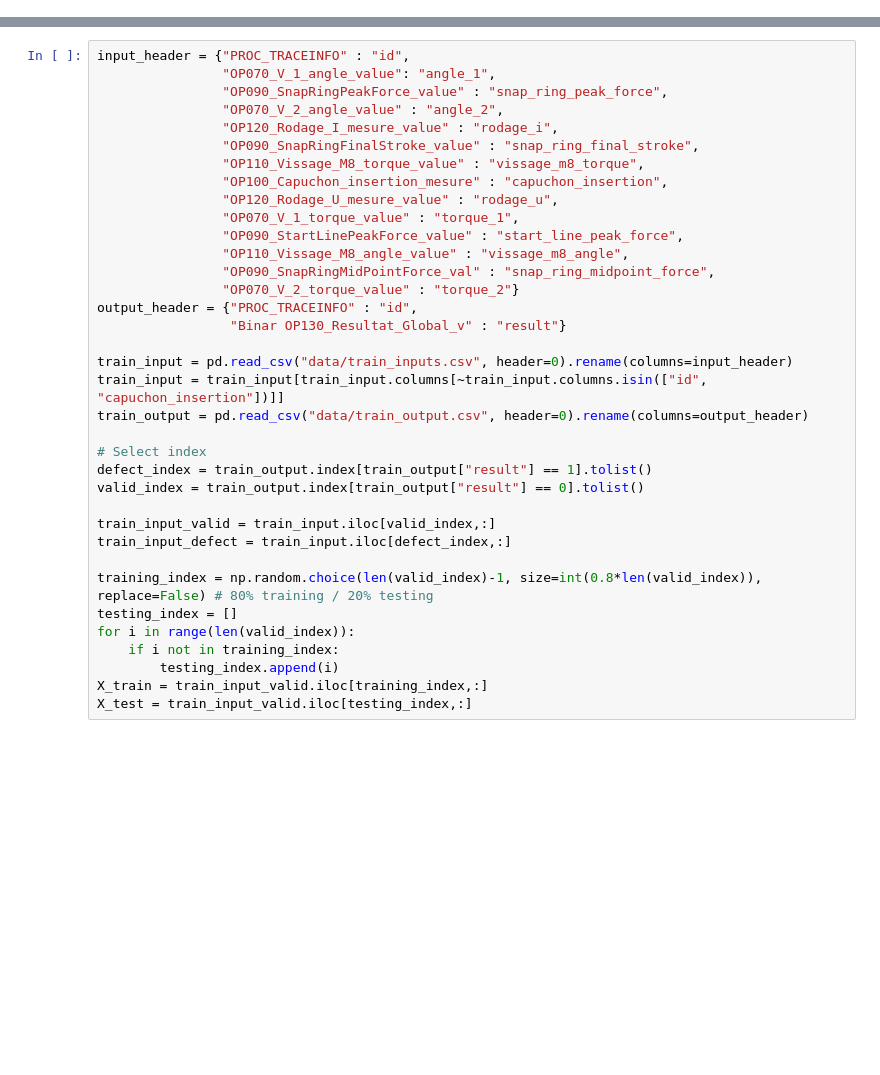
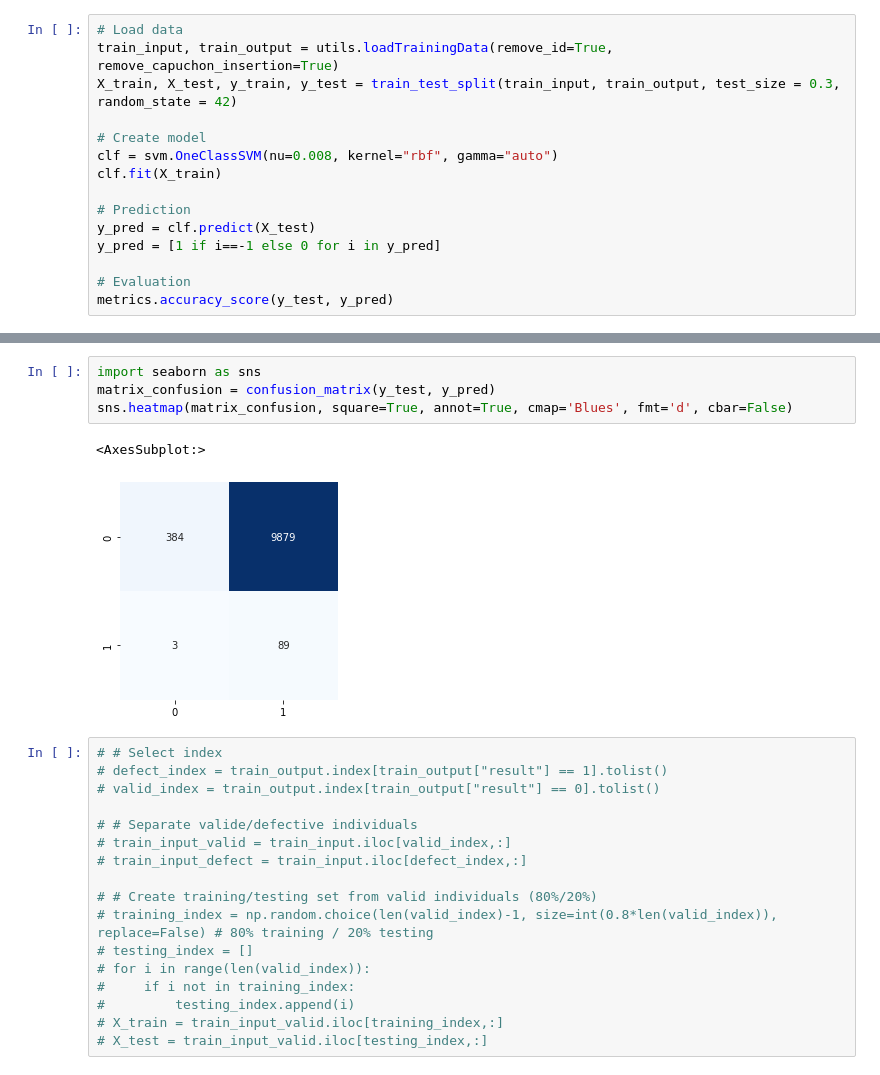
Before and after one commit to FABallemand/DefectPredictionOnProductionLines, a Jupyter notebook: novelty_detection.ipynb, the cells around one changed output, grey strips where cells are left out. Cells and saved outputs as stored; diff of their text form; blank space fills up the shorter version.

```diff
--- a/novelty_detection.ipynb
+++ b/novelty_detection.ipynb
@@ -20,0 +25,15 @@ from scipy import stats
+# %%
+# Load data
+train_input, train_output = utils.loadTrainingData(remove_id=True, remove_capuchon_insertion=True)
+X_train, X_test, y_train, y_test = train_test_split(train_input, train_output, test_size = 0.3, random_state = 42)
+
+# Create model
+clf = svm.OneClassSVM(nu=0.008, kernel="rbf", gamma="auto")
+clf.fit(X_train)
+
+# Prediction
+y_pred = clf.predict(X_test)
+y_pred = [1 if i==-1 else 0 for i in y_pred]
+
+# Evaluation
+metrics.accuracy_score(y_test, y_pred)
@@ -21,36 +56,24 @@ from scipy import stats
+# %%
+import seaborn as sns
+matrix_confusion = confusion_matrix(y_test, y_pred)
+sns.heatmap(matrix_confusion, square=True, annot=True, cmap='Blues', fmt='d', cbar=False)
+# %% [output]
+<AxesSubplot:>
+[figure, added]
 # %%
-input_header = {"PROC_TRACEINFO" : "id",
-                "OP070_V_1_angle_value": "angle_1",
-                "OP090_SnapRingPeakForce_value" : "snap_ring_peak_force",
-                "OP070_V_2_angle_value" : "angle_2",
-                "OP120_Rodage_I_mesure_value" : "rodage_i",
-                "OP090_SnapRingFinalStroke_value" : "snap_ring_final_stroke",
-                "OP110_Vissage_M8_torque_value" : "vissage_m8_torque",
-                "OP100_Capuchon_insertion_mesure" : "capuchon_insertion",
-                "OP120_Rodage_U_mesure_value" : "rodage_u",
-                "OP070_V_1_torque_value" : "torque_1",
-                "OP090_StartLinePeakForce_value" : "start_line_peak_force",
-                "OP110_Vissage_M8_angle_value" : "vissage_m8_angle",
-                "OP090_SnapRingMidPointForce_val" : "snap_ring_midpoint_force",
-                "OP070_V_2_torque_value" : "torque_2"}
-output_header = {"PROC_TRACEINFO" : "id",
-                 "Binar OP130_Resultat_Global_v" : "result"}
+# # Select index
+# defect_index = train_output.index[train_output["result"] == 1].tolist()
+# valid_index = train_output.index[train_output["result"] == 0].tolist()
 
-train_input = pd.read_csv("data/train_inputs.csv", header=0).rename(columns=input_header)
-train_input = train_input[train_input.columns[~train_input.columns.isin(["id", "capuchon_insertion"])]]
-train_output = pd.read_csv("data/train_output.csv", header=0).rename(columns=output_header)
+# # Separate valide/defective individuals
+# train_input_valid = train_input.iloc[valid_index,:]
+# train_input_defect = train_input.iloc[defect_index,:]
 
-# Select index
-defect_index = train_output.index[train_output["result"] == 1].tolist()
-valid_index = train_output.index[train_output["result"] == 0].tolist()
-
-train_input_valid = train_input.iloc[valid_index,:]
-train_input_defect = train_input.iloc[defect_index,:]
-
-training_index = np.random.choice(len(valid_index)-1, size=int(0.8*len(valid_index)), replace=False) # 80% training / 20% testing
-testing_index = []
-for i in range(len(valid_index)):
-    if i not in training_index:
-        testing_index.append(i)
-X_train = train_input_valid.iloc[training_index,:]
-X_test = train_input_valid.iloc[testing_index,:]
+# # Create training/testing set from valid individuals (80%/20%)
+# training_index = np.random.choice(len(valid_index)-1, size=int(0.8*len(valid_index)), replace=False) # 80% training / 20% testing
+# testing_index = []
+# for i in range(len(valid_index)):
+#     if i not in training_index:
+#         testing_index.append(i)
+# X_train = train_input_valid.iloc[training_index,:]
+# X_test = train_input_valid.iloc[testing_index,:]
```
Also changed, not shown: parts of 16 cells of this notebook, 6 other files.
